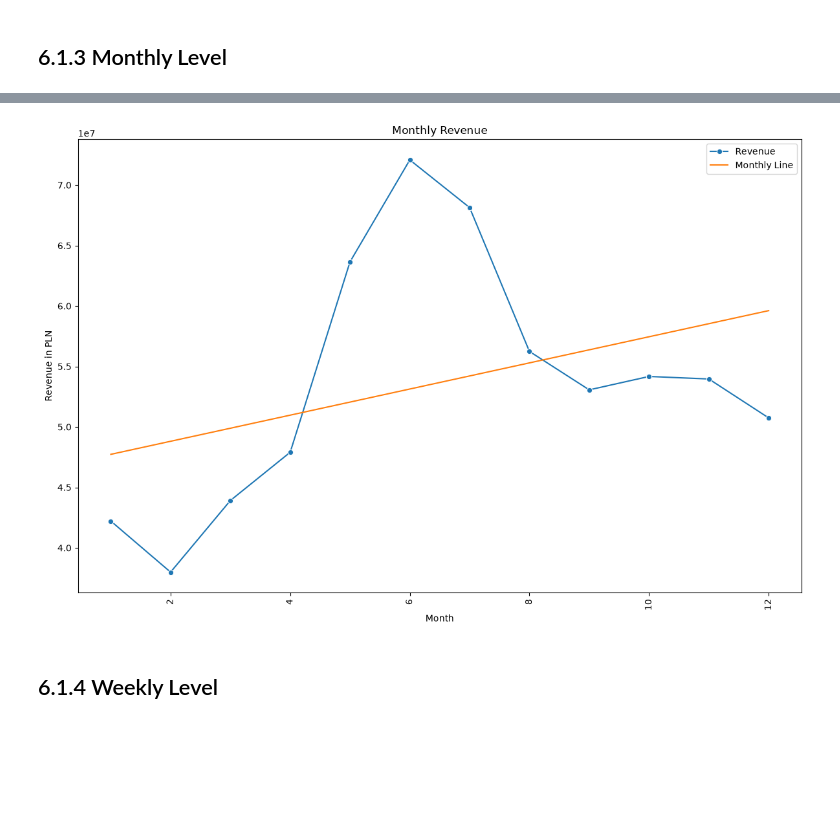
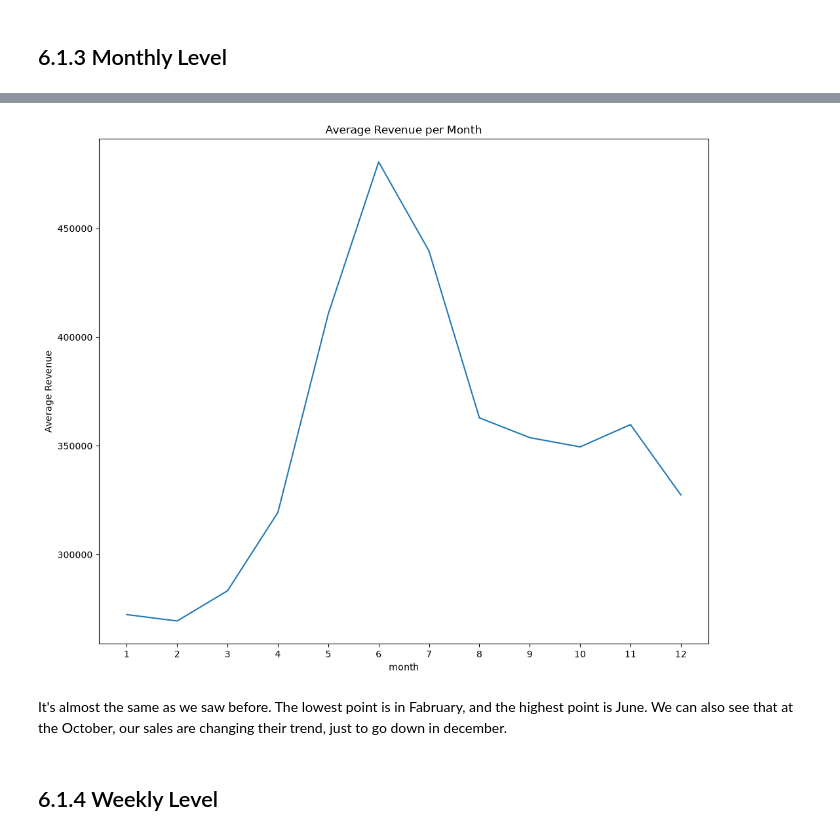
Before and after one commit to Grzegosh/sku_prediction, a Jupyter notebook: EDA.ipynb, the cells around one changed output, grey strips where cells are left out. Drawn from its saved outputs; the diff is of its cells as text; code cells hidden in the pictures; blank space fills up the shorter version.

```diff
--- a/EDA.ipynb
+++ b/EDA.ipynb
@@ -52,7 +52,7 @@ def calculate_rolling_mean(
             rolling_window: The window for which the moving average should be calculated.
             min_occurences: Minimal number of occurences in the rollig_window for the average to be calculated.
             agg_column: Name of the column for which the average should be calculated.
-            group_by_column: Name of the column of the group for which the average should be calculated. Must be a datetime column.
+            group_by_column: Name of the column of the group for which the average should be calculated.
 
     """
     if group_by_column:
@@ -67,7 +67,12 @@ def calculate_rolling_mean(
             how='left',
             on=group_by_column
         )
-        return merged_frame
+        if merged_frame.columns.str.endswith('_x').any():
+            return df
+        else:
+            return merged_frame
+    else:
+        raise ValueError("Please fill a group_by_column parameter.")
 # %% [markdown]
 ## 5.2 Slope and Intercept
 # %%
@@ -88,11 +93,7 @@ def calculate_slope_and_intercept(
 # %% [markdown]
 # 6.1 Whole level of the shop.
 # %%
-fact_sales_agg_daily = calculate_rolling_mean(fact_sales_agg_daily, 7, 7, 'revenue', group_by_column='date')
-fact_sales_agg_daily = calculate_rolling_mean(fact_sales_agg_daily, 30, 30, 'revenue', group_by_column='date')
-fact_sales_agg_daily = fact_sales_agg_daily.merge(
-    dim_calendar[['date','days_since_start']],
-    on='date'
-)
+fact_sales_agg_daily_calendar = calculate_rolling_mean(fact_sales_agg_daily_calendar, 7, 7, 'revenue', group_by_column='date')
+fact_sales_agg_daily_calendar = calculate_rolling_mean(fact_sales_agg_daily_calendar, 30, 30, 'revenue', group_by_column='date')
 # %%
 slope_reg, intercept_reg = calculate_slope_and_intercept(
@@ -157,5 +170,2 @@ sns.lineplot(base, x='month', y='revenue', hue='year');
 # %% [markdown]
 ## 6.1.3 Monthly Level
-# %%
-fact_sales_agg_daily_calendar['year_month'] = fact_sales_agg_daily_calendar['year'].astype(str) + fact_sales_agg_daily_calendar['month'].astype(str)
-fact_sales_agg_daily_calendar['year_month'] = [datetime.strptime(str(x), "%Y%j").strftime("%Y-%m-%d") for x in fact_sales_agg_daily_calendar['year_month']]
@@ -203,28 +172,17 @@ plt.tight_layout()
 # %%
 month_lvl = fact_sales_agg_daily_calendar.groupby(
-    'month'
-)['revenue'].sum().reset_index()
+    ['month']
+)['revenue'].mean().reset_index()
 
-month_lvl['_len'] = np.arange(len(month_lvl))
-month_slope, month_intercept = calculate_slope_and_intercept(
-    month_lvl,
-    x='_len',
-    y = 'revenue'
-)
-
-monthly_line = month_slope * month_lvl['_len'] + month_intercept
-
-plt.figure(figsize=(12,8))
-ax = sns.lineplot(month_lvl, x='month', y='revenue', label = "Revenue", marker='o')
-plt.plot(month_lvl['month'], monthly_line, label="Monthly Line")
-plt.legend();
-plt.title("Monthly Revenue");
-plt.ylabel("Revenue in PLN");
-plt.xlabel("Month")
-plt.xticks(rotation = 90)
-plt.tight_layout()
+plt.figure(figsize=(12,10))
+ax = sns.lineplot(month_lvl, x ="month", y = "revenue")
+ax.set_xticks(np.arange(1,13))
+plt.title("Average Revenue per Month");
+plt.ylabel("Average Revenue");
 # %% [output]
-[figure, old version]
+[figure, new version]
+# %% [markdown]
+It's almost the same as we saw before. The lowest point is in Fabruary, and the highest point is June. We can also see that at the October, our sales are changing their trend, just to go down in december.
 # %% [markdown]
 ## 6.1.4 Weekly Level
 # %%
```
Also changed, not shown: parts of 12 cells of this notebook.
